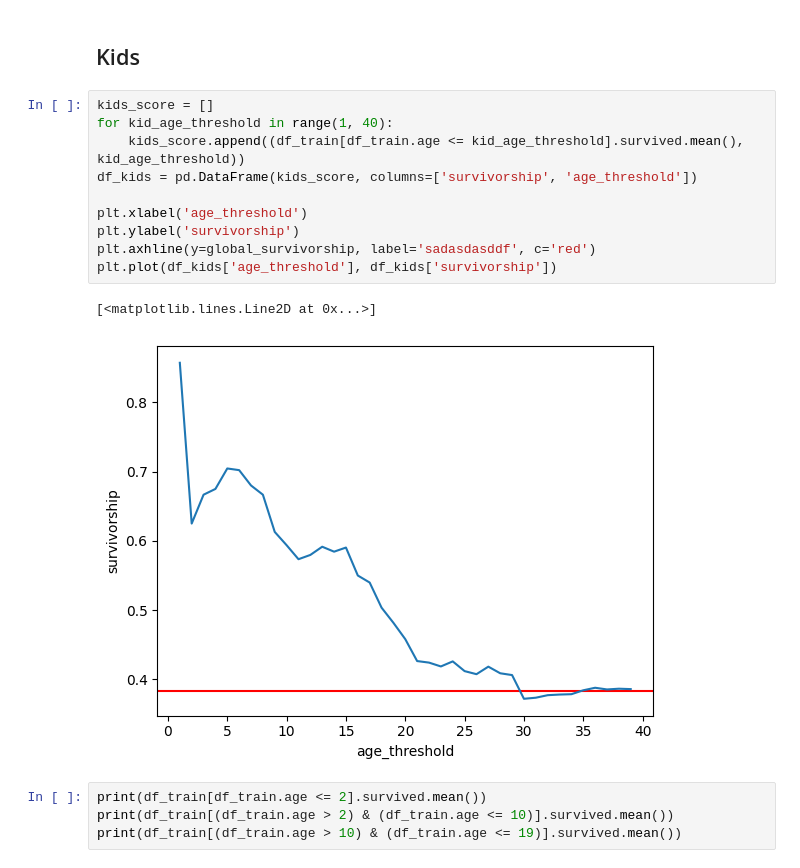
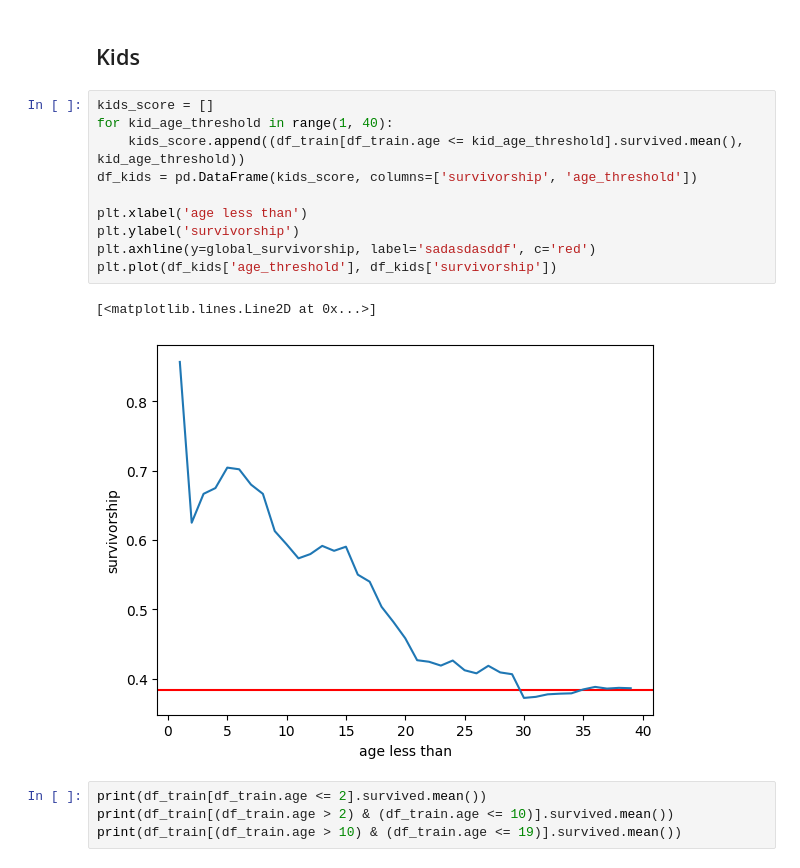
Before and after one commit to JakubWujec/titanic-prediction, a Jupyter notebook: notebooks/eda.ipynb, the cells around one changed output. Cells and saved outputs as stored; diff of their text form.

```diff
--- a/notebooks/eda.ipynb
+++ b/notebooks/eda.ipynb
@@ -151,16 +173,16 @@ dtype: float64
 # %%
 kids_score = []
 for kid_age_threshold in range(1, 40):
     kids_score.append((df_train[df_train.age <= kid_age_threshold].survived.mean(), kid_age_threshold))
 df_kids = pd.DataFrame(kids_score, columns=['survivorship', 'age_threshold'])
 
-plt.xlabel('age_threshold')
+plt.xlabel('age less than')
 plt.ylabel('survivorship')
 plt.axhline(y=global_survivorship, label='sadasdasddf', c='red')
 plt.plot(df_kids['age_threshold'], df_kids['survivorship'])
 # %% [output]
 [<matplotlib.lines.Line2D at 0x...>]
-[figure, old version]
+[figure, new version]
 # %%
 print(df_train[df_train.age <= 2].survived.mean())
 print(df_train[(df_train.age > 2) & (df_train.age <= 10)].survived.mean())
```
Also changed, not shown: parts of 2 cells of this notebook, 1 other file.
